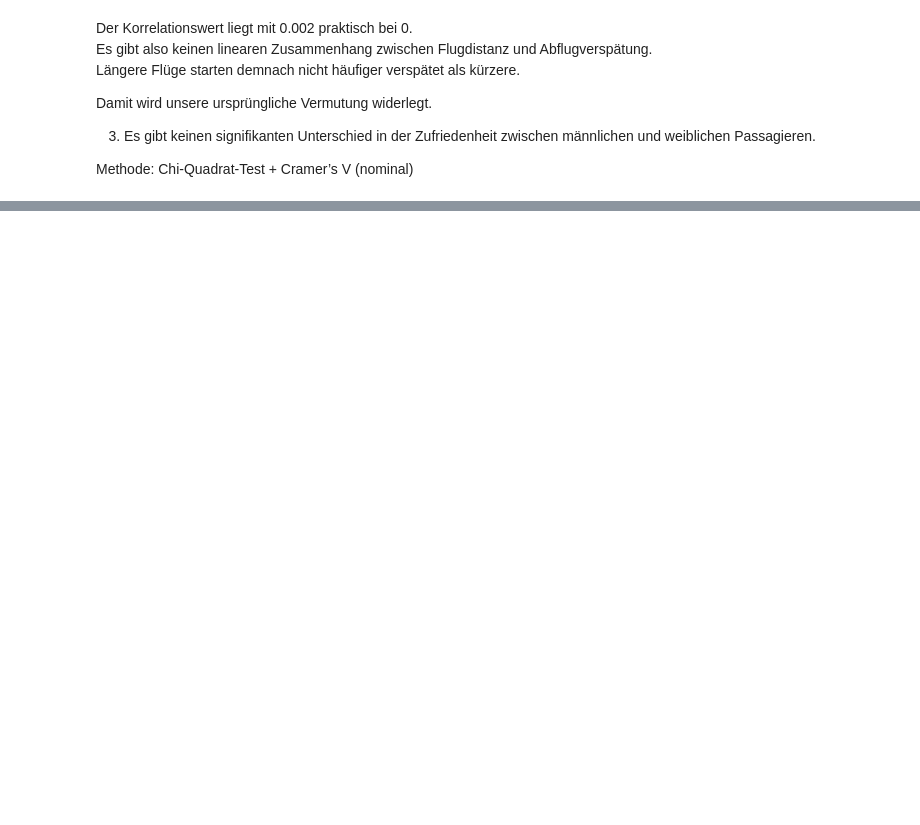
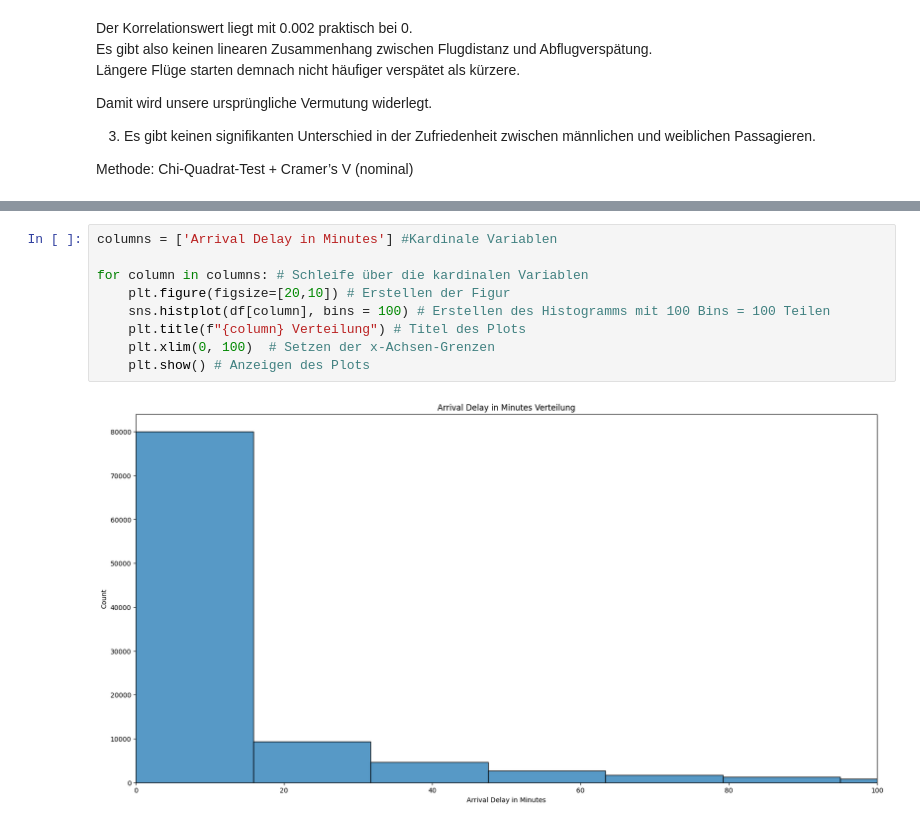
Before and after one commit to Sulphur1407/DSKI-Portfolio-1, a Jupyter notebook: PortfolioFinalVersion.ipynb, the cells around one changed output, grey strips where cells are left out. Drawn from its saved outputs; the diff is of its cells as text; blank space fills up the shorter version.

```diff
--- a/PortfolioFinalVersion.ipynb
+++ b/PortfolioFinalVersion.ipynb
@@ -415,0 +621,11 @@ Auf der anderen Seite wirken sich Verspätungen klar negativ aus. Wenn sich Anku
+# %%
+columns = ['Arrival Delay in Minutes'] #Kardinale Variablen
+
+for column in columns: # Schleife über die kardinalen Variablen
+    plt.figure(figsize=[20,10]) # Erstellen der Figur
+    sns.histplot(df[column], bins = 100) # Erstellen des Histogramms mit 100 Bins = 100 Teilen
+    plt.title(f"{column} Verteilung") # Titel des Plots
+    plt.xlim(0, 100)  # Setzen der x-Achsen-Grenzen
+    plt.show() # Anzeigen des Plots
+# %% [output]
+[figure, added]
```
Also changed, not shown: parts of 37 cells of this notebook.
